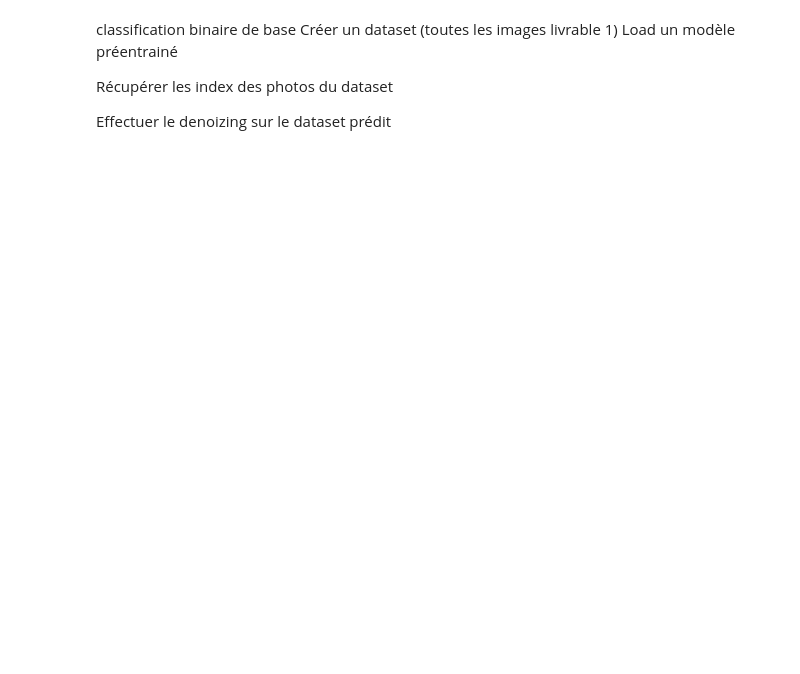
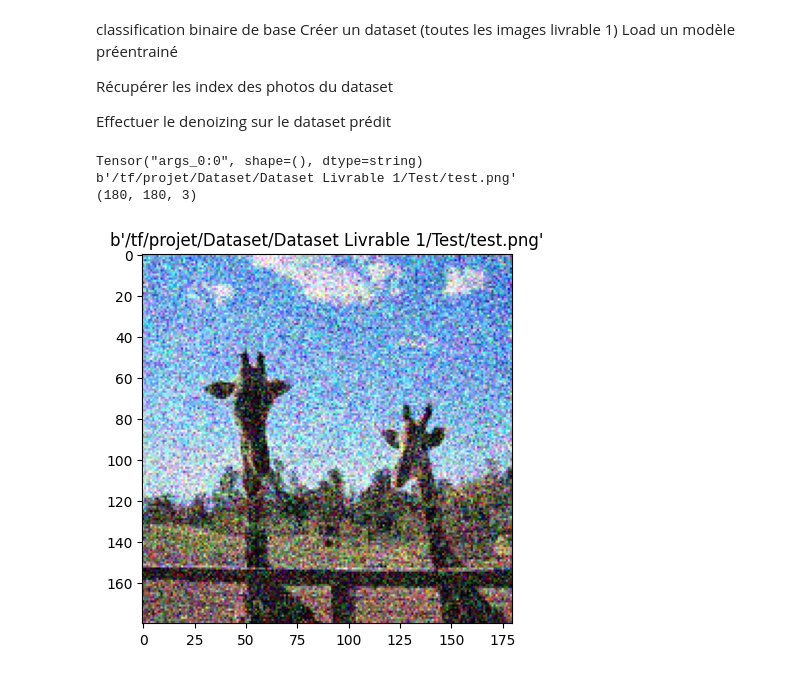
Before and after one commit to TouNoum/Leyanda, a Jupyter notebook: Leyanda_Project/Leyanda_Soutenance.ipynb, the cells around one changed output. Saved outputs shown, nothing was run; the diff lists cells and outputs as text; code cells hidden in the pictures; blank space fills up the shorter version.

Commit message:
feat: leyanda soutenance avancé, bug denoizing

```diff
--- a/Leyanda_Project/Leyanda_Soutenance.ipynb
+++ b/Leyanda_Project/Leyanda_Soutenance.ipynb
@@ -15,41 +15,50 @@ import glob
 import matplotlib.pyplot as plt
 import math
 
 
-folders = [
-    "/tf/projet/Dataset/Sketch",
-    "/tf/projet/Dataset/Photo",
-    "/tf/projet/Dataset/Painting",
-    "/tf/projet/Dataset/Schematics",
-    "/tf/projet/Dataset/Text",
-]
+FOLDERS = ["/tf/projet/Dataset/Dataset Livrable 1/Test"]
+CLASSIF_MODEL_PATH = "/tf/projet/Leyanda_Project/models/saved/Leyanda_CNN_bin_Photo_transfer_e10_b64_class_weight.keras"
+DENOISER_MODEL_PATH = "/tf/projet/Leyanda_Project/models/saved/denoiser.keras"
+CAPTION_MODEL_PATH = "/tf/projet/Leyanda_Project/models/saved/caption_model.keras"
+TOKENIZER_PATH = "/tf/projet/Leyanda_Project/models/saved/tokenizer.pkl"
+DENOISED_OUTPUT_DIR = "/tf/projet/Dataset/Dataset_Filtered_Denoised"
+
+img_height = 180
+img_width  = 180
+BATCH_SIZE = 64
 
 # Lister toutes les images
 image_paths = []
-for folder in folders:
+for folder in FOLDERS:
     image_paths.extend(glob.glob(os.path.join(folder, "*.[jp][pn]g")))
 
 def load_and_preprocess(path):
     image = tf.io.read_file(path)
+    print(path)
     image = tf.image.decode_image(image, channels=3)
     image.set_shape([180, 180, 3])  # Explicitly set the shape
     image = tf.image.resize(image, [180, 180])  # À adapter à ton modèle
     image = tf.cast(image, tf.float32)
     return image, path
 
 dataset = tf.data.Dataset.from_tensor_slices(image_paths)
 dataset = dataset.map(load_and_preprocess, num_parallel_calls=tf.data.AUTOTUNE)
 dataset = dataset.shuffle(buffer_size=math.ceil(len(image_paths)/4))
 
 
 # show first elements of dataset
 for image, path in dataset.take(1):
     image = image / 255.0
     print(path.numpy())
     print(image.numpy().shape)
     plt.imshow(image.numpy())
     plt.title(path.numpy())
     plt.show()
+# %% [output]
+Tensor("args_0:0", shape=(), dtype=string)
+b'/tf/projet/Dataset/Dataset Livrable 1/Test/test.png'
+(180, 180, 3)
+[figure, added]
 # %%
 # Chargement du modèle de classification
 model_classif = tf.keras.models.load_model("/tf/projet/Leyanda_Project/models/saved/Leyanda_CNN_bin_Photo_transfer_e10_b64_class_weight.keras")
```
Also changed, not shown: parts of 5 cells of this notebook.
